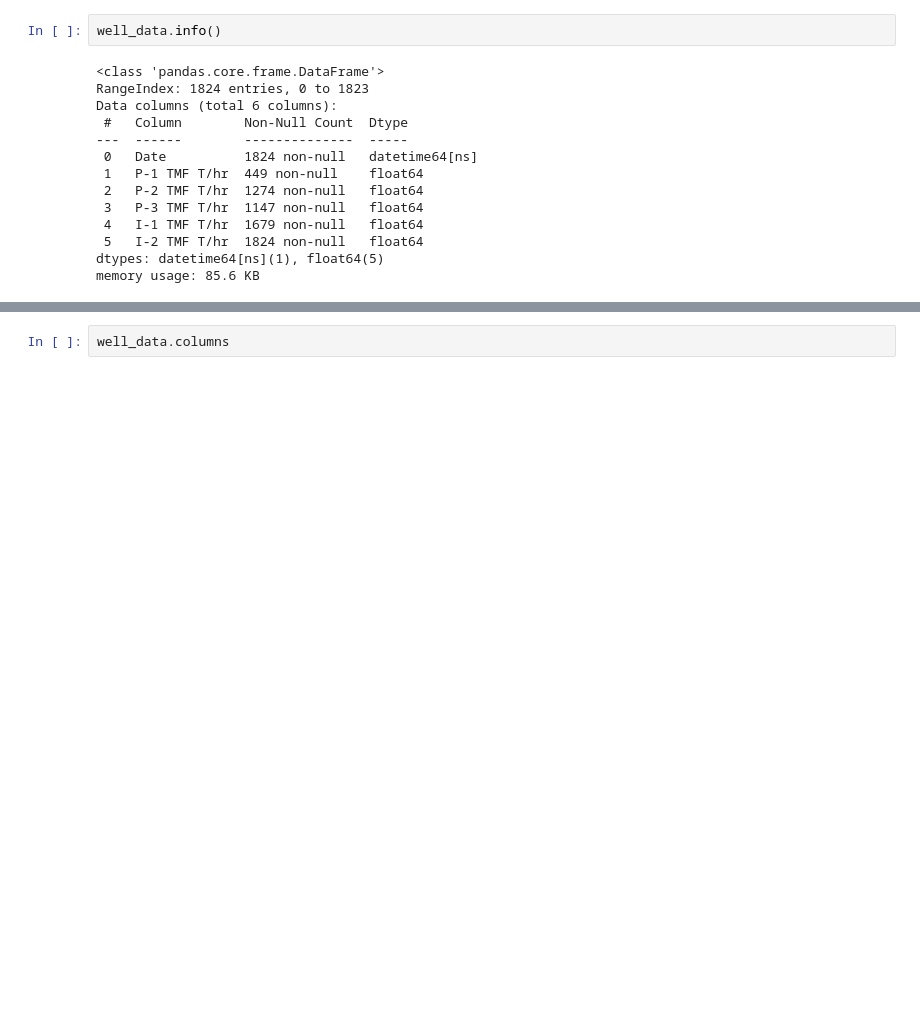
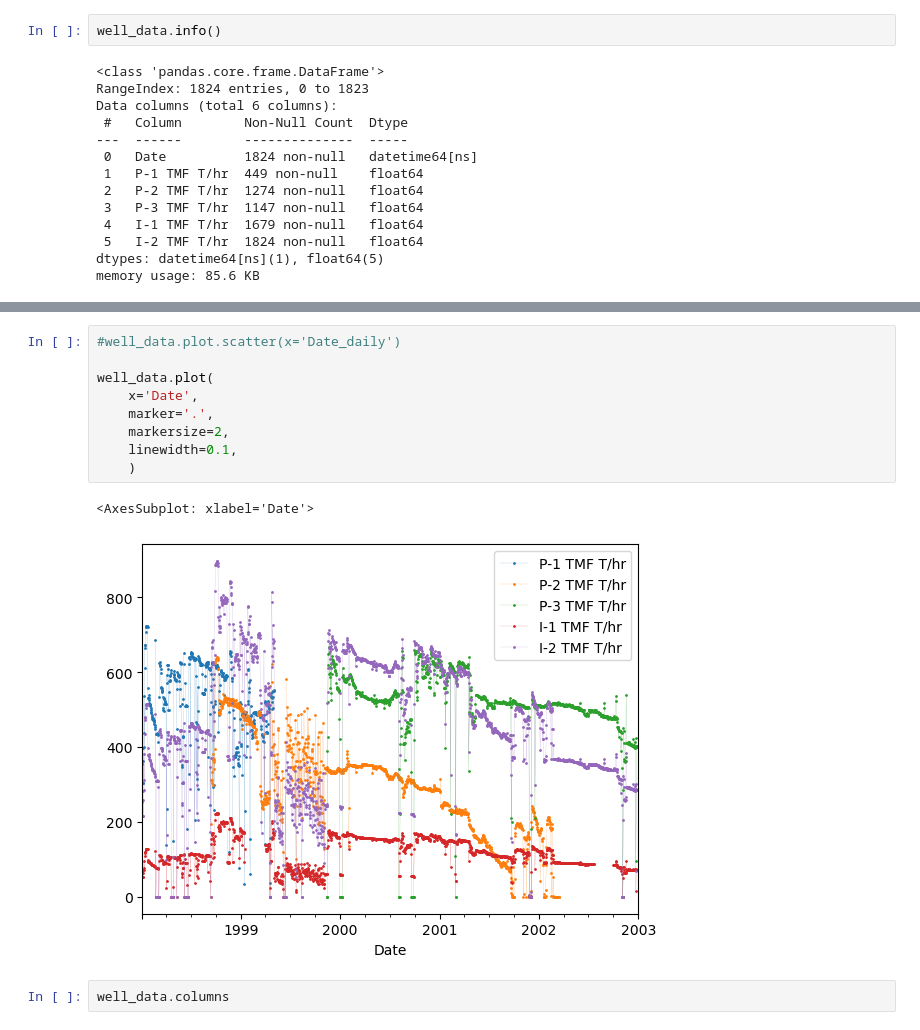
Before and after one commit to ICWallis/Stanford-Geothermal-Python-Sessions--Intermediate, a Jupyter notebook: 1-Data-handling.ipynb, the cells around one changed output, grey strips where cells are left out. Cells and saved outputs as stored; diff of their text form; blank space fills up the shorter version.

```diff
--- a/1-Data-handling.ipynb
+++ b/1-Data-handling.ipynb
@@ -186,3 +169,15 @@ well_data.plot(
+# %%
+#well_data.plot.scatter(x='Date_daily')
+
+well_data.plot(
+    x='Date',
+    marker='.',
+    markersize=2,
+    linewidth=0.1,
+    )
+# %% [output]
+<AxesSubplot: xlabel='Date'>
+[figure, added]
 # %%
 well_data.columns
 # %% [output]
```
Also changed, not shown: parts of 23 cells of this notebook.
